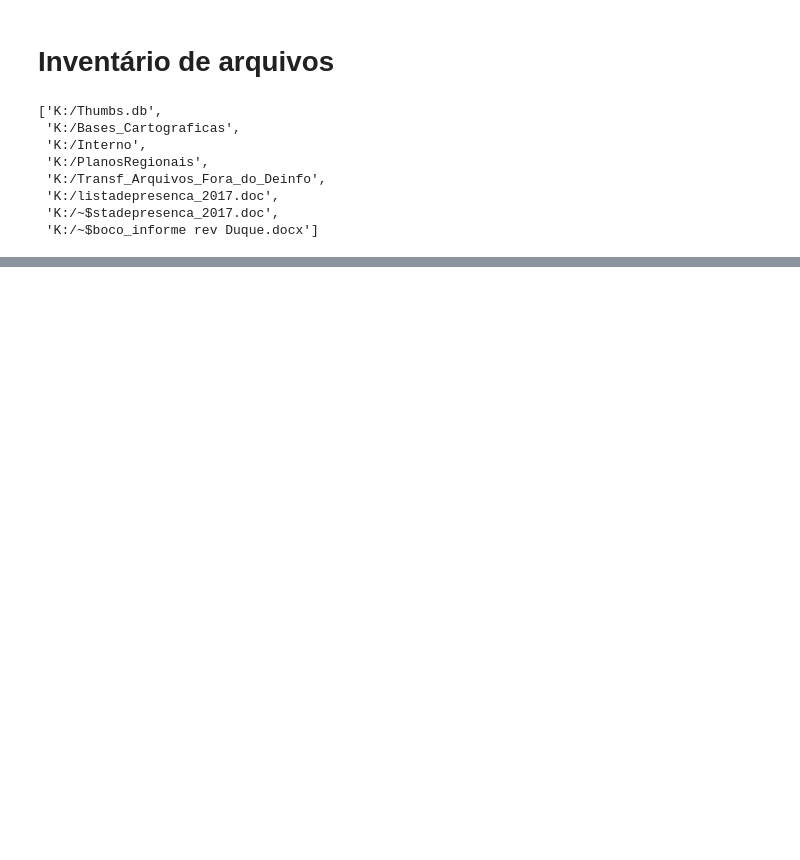
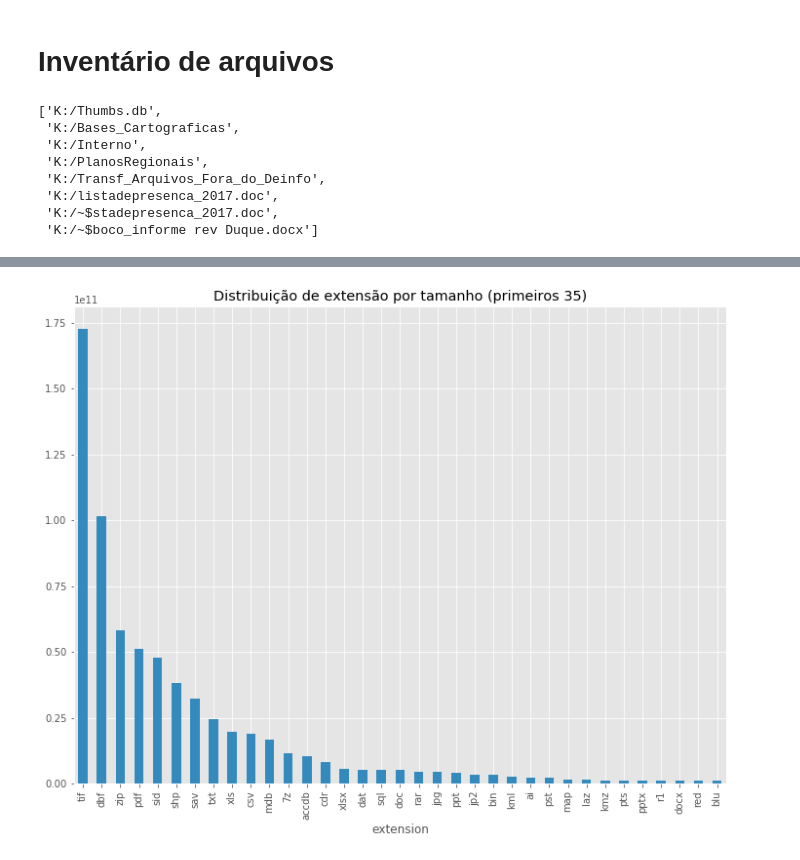
Before and after one commit to geoinfo-smdu/inventario-de-arquivos, a Jupyter notebook: Inventário de arquivos.ipynb, the cells around one changed output, grey strips where cells are left out. Saved outputs shown, nothing was run; the diff lists cells and outputs as text; code cells hidden in the pictures; blank space fills up the shorter version.

```diff
--- a/Inventário de arquivos.ipynb
+++ b/Inventário de arquivos.ipynb
@@ -30,0 +35,5 @@ filepaths
+# %%
+import pandas as pd
+df = pd.read_csv(r'csv/geoinfo_nas_folder.csv')
+# %%
+df['extension'] = df['extension'].str.lower()
@@ -30,0 +56,16 @@ filepaths
+# %%
+import matplotlib.pyplot as plt
+
+plt.figure(figsize=(12,9))
+
+with plt.style.context('ggplot'):
+    # Group by extension and sum all sizes for each extension
+    extension_sizes = df.groupby('extension')['size'].sum()
+    # Sort elements by size
+    extension_sizes = extension_sizes.sort_values(ascending=False)
+
+
+    extension_sizes.head(35).plot(
+        kind='bar', color='C1', title='Distribuição de extensão por tamanho (primeiros 35)');
+# %% [output]
+[figure, added]
```
Also changed, not shown: parts of 14 cells of this notebook.
